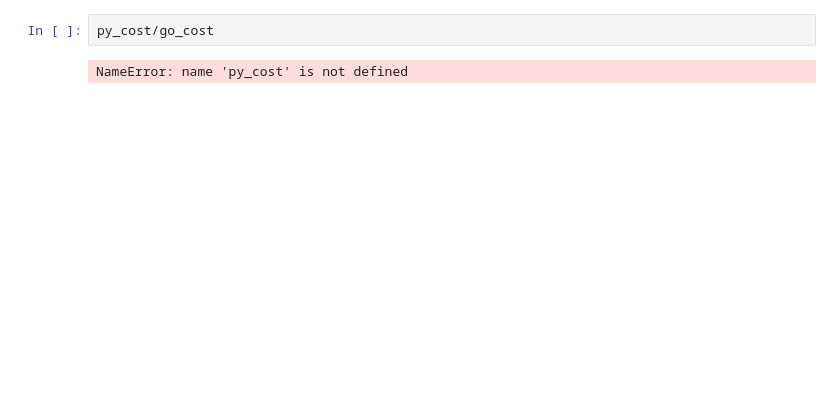
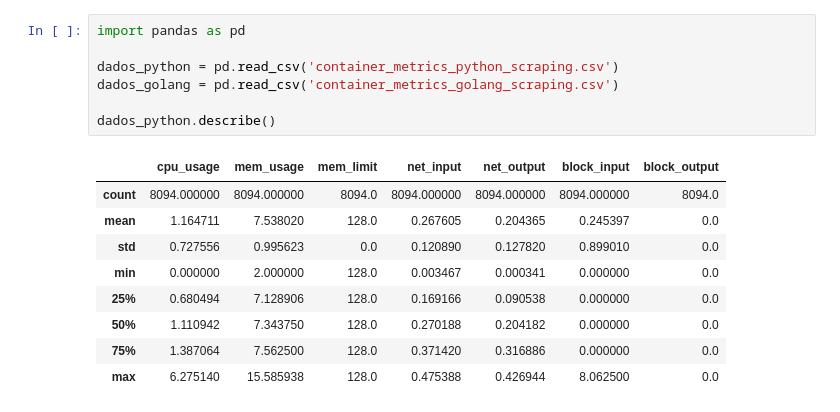
Before and after one commit to faelcesjf/CloudFunc-Perf-GoVsPy, a Jupyter notebook: analytics/comparative-means-cost.ipynb, the cells around one changed output. Cells and saved outputs as stored; diff of their text form; blank space fills up the shorter version.

```diff
--- a/analytics/comparative-means-cost.ipynb
+++ b/analytics/comparative-means-cost.ipynb
@@ -57,4 +1,17 @@ Python é 24.38965 maior
-# %%
-py_cost/go_cost
-# %% [output]
-NameError: name 'py_cost' is not defined
+# %%
+import pandas as pd
+
+dados_python = pd.read_csv('container_metrics_python_scraping.csv')
+dados_golang = pd.read_csv('container_metrics_golang_scraping.csv')
+
+dados_python.describe()
+# %% [output]
+|  | cpu_usage | mem_usage | mem_limit | net_input | net_output | block_input | block_output |
+| count | 8094.000000 | 8094.000000 | 8094.0 | 8094.000000 | 8094.000000 | 8094.000000 | 8094.0 |
+| mean | 1.164711 | 7.538020 | 128.0 | 0.267605 | 0.204365 | 0.245397 | 0.0 |
+| std | 0.727556 | 0.995623 | 0.0 | 0.120890 | 0.127820 | 0.899010 | 0.0 |
+| min | 0.000000 | 2.000000 | 128.0 | 0.003467 | 0.000341 | 0.000000 | 0.0 |
+| 25% | 0.680494 | 7.128906 | 128.0 | 0.169166 | 0.090538 | 0.000000 | 0.0 |
+| 50% | 1.110942 | 7.343750 | 128.0 | 0.270188 | 0.204182 | 0.000000 | 0.0 |
+| 75% | 1.387064 | 7.562500 | 128.0 | 0.371420 | 0.316886 | 0.000000 | 0.0 |
+| max | 6.275140 | 15.585938 | 128.0 | 0.475388 | 0.426944 | 8.062500 | 0.0 |
```
Also changed, not shown: parts of 13 cells of this notebook.
